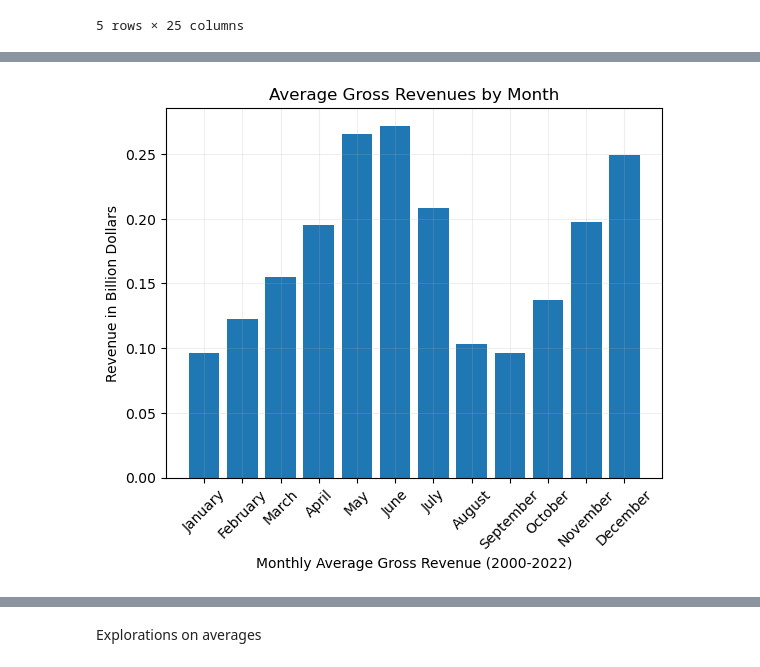
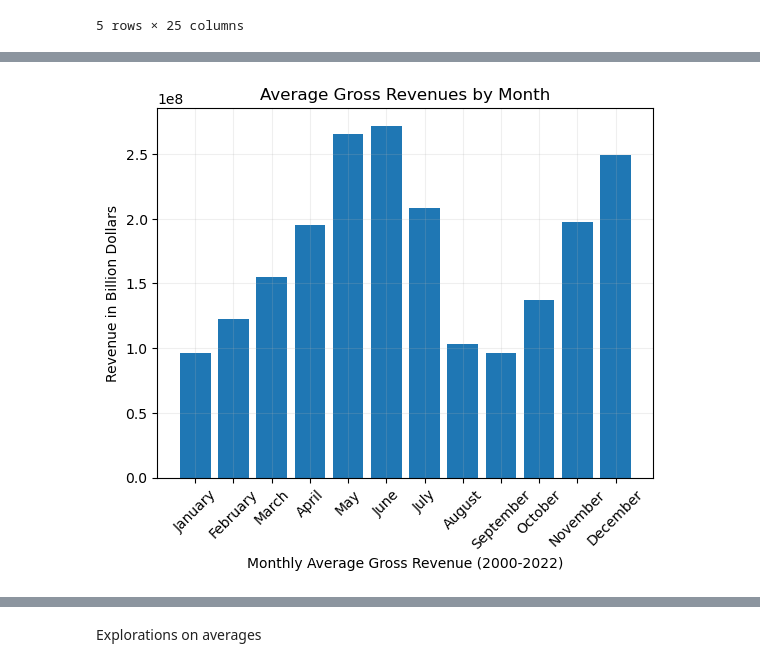
Before and after one commit to calirave/project1, a Jupyter notebook: Data Manipulation/Data Cleaning and Manipulation/Batch 1.ipynb, the cells around one changed output, grey strips where cells are left out. Cells and saved outputs as stored; diff of their text form; code cells hidden in the pictures.

```diff
--- a/Data Manipulation/Data Cleaning and Manipulation/Batch 1.ipynb
+++ b/Data Manipulation/Data Cleaning and Manipulation/Batch 1.ipynb
@@ -49,28 +49,28 @@ dtype: object
 # %%
 # Q1 Movie revenue by month?
 #Start by creating a separate dataframe for Release Month, and Gross Revenue
 rev_month_df = firstdf[["Release Month", "Gross Revenue"]].copy()
 
 #Group the data by Month and run mean() method to obtain averages
 grp_mnth = rev_month_df.groupby(["Release Month"])
-rev_by_mnth = grp_mnth.mean()/1000000000
+rev_by_mnth = grp_mnth.mean()
 
 #Build and show revenue by month averages based on rev_by_mnth
 months_labels = ["January", "February", "March", "April", "May", "June", "July",
                 "August", "September", "October", "November", "December"]
 
 #plot construction
 x = np.arange(len(rev_by_mnth))
 plt.bar(x, rev_by_mnth["Gross Revenue"])
 plt.xticks(x, months_labels, rotation=45)
 plt.xlabel("Monthly Average Gross Revenue (2000-2022)")
 plt.ylabel("Revenue in Billion Dollars")
 plt.title("Average Gross Revenues by Month")
 plt.yscale("linear")
 plt.grid(alpha=.2)
 #export plot to image file
 plt.savefig("../../Analysis/Visualizations/avg_rev_by_month.png", bbox_inches='tight')
 #show the plot
 plt.show()
 # %% [output]
-[figure, old version]
+[figure, new version]
```
Also changed, not shown: parts of 9 cells of this notebook, 2 other files.
